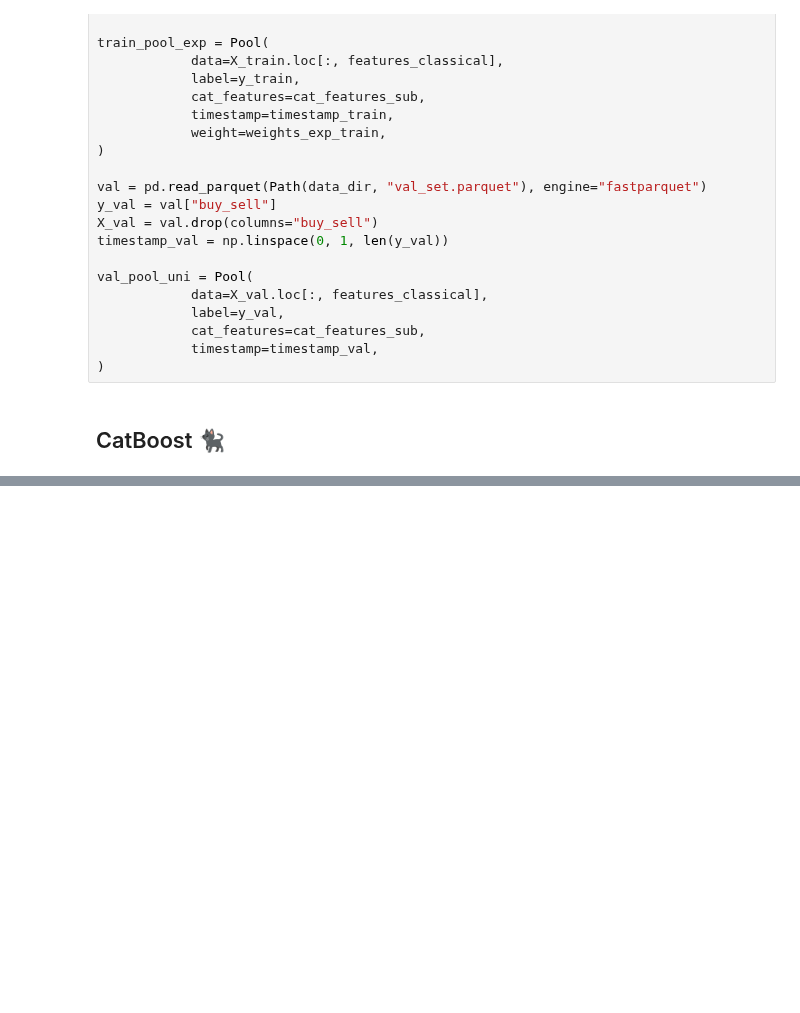
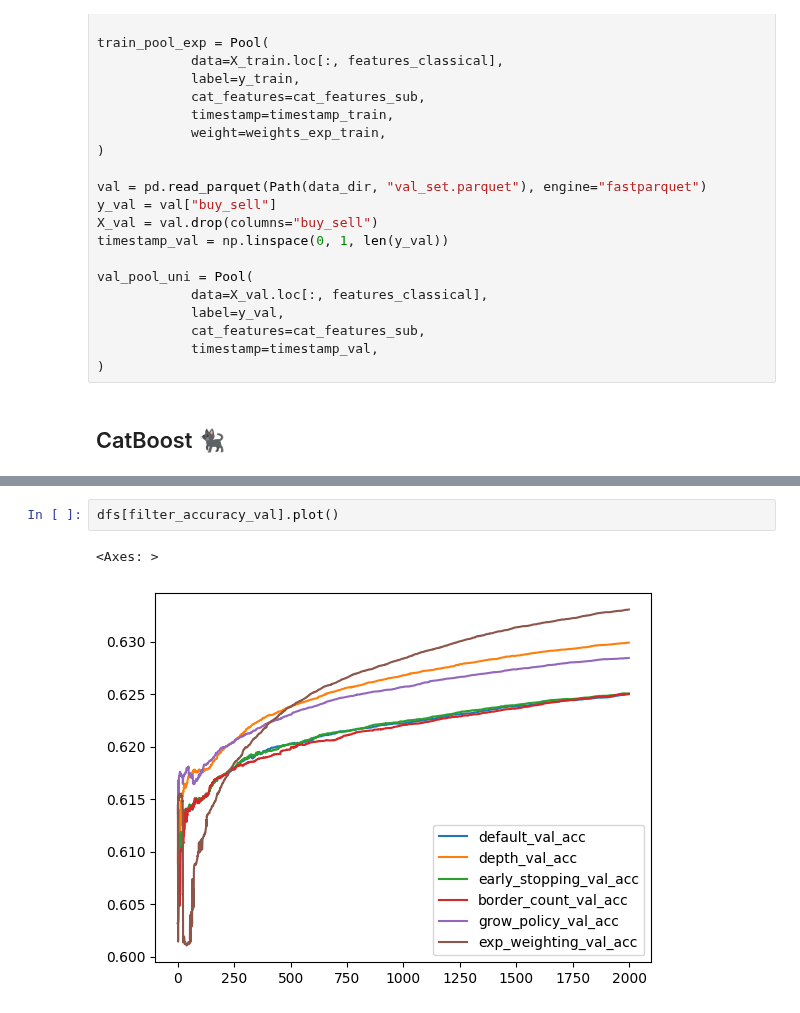
Before and after one commit to KarelZe/thesis, a Jupyter notebook: notebooks/6.0f-mb-viz-gradient-boosting.ipynb, the cells around one changed output, grey strips where cells are left out. Drawn from its saved outputs; the diff is of its cells as text; blank space fills up the shorter version.

```diff
--- a/notebooks/6.0f-mb-viz-gradient-boosting.ipynb
+++ b/notebooks/6.0f-mb-viz-gradient-boosting.ipynb
@@ -132,0 +196,5 @@ wandb.finish()
+# %%
+dfs[filter_accuracy_val].plot()
+# %% [output]
+<Axes: >
+[figure, added]
```
Also changed, not shown: parts of 13 cells of this notebook, 6 other files.
